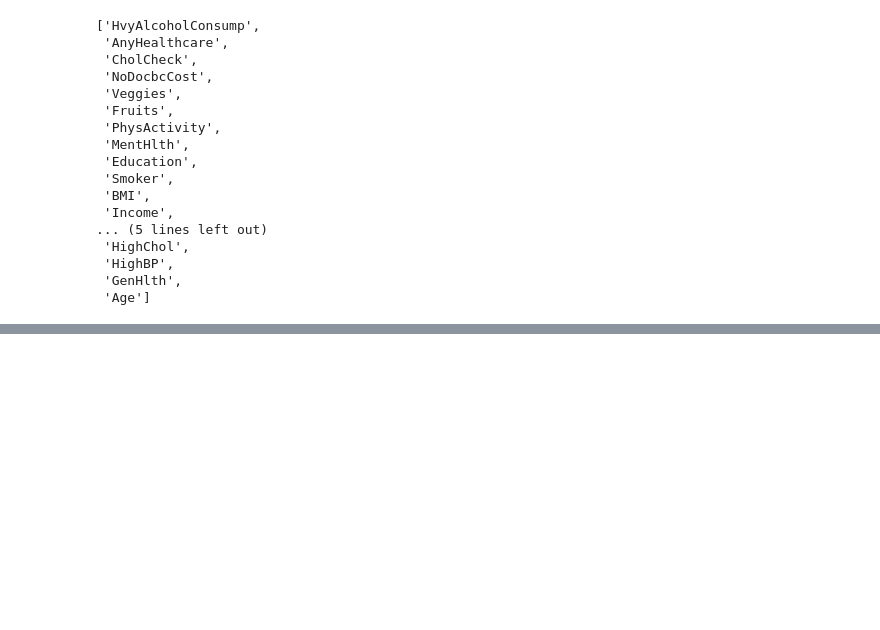
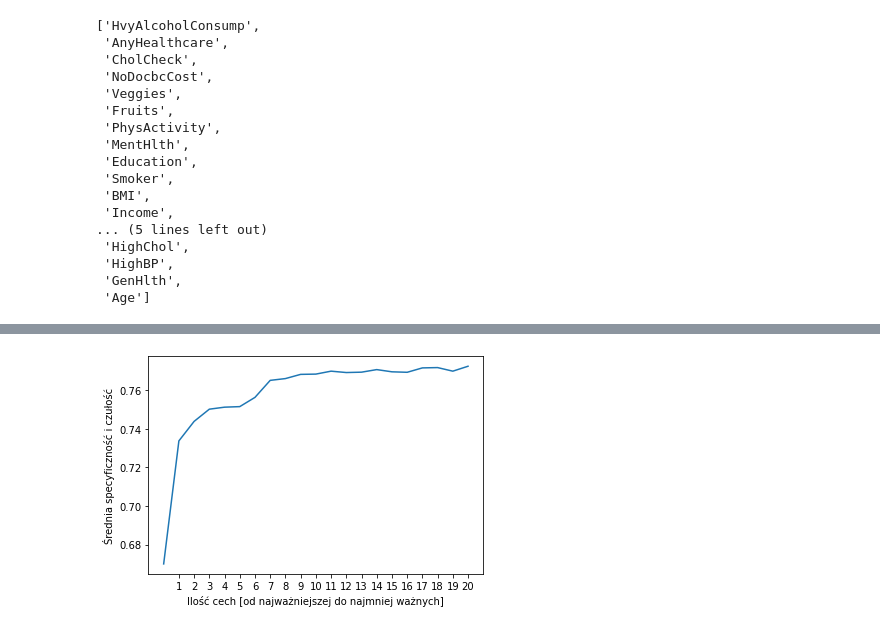
Before and after one commit to Rebek2/heart_machine_learning, a Jupyter notebook: Feature_selection/ForestClassifier_undersampler_fetaruresel.ipynb, the cells around one changed output, grey strips where cells are left out. Cells and saved outputs as stored; diff of their text form; code cells hidden in the pictures; blank space fills up the shorter version.

```diff
--- a/Feature_selection/ForestClassifier_undersampler_fetaruresel.ipynb
+++ b/Feature_selection/ForestClassifier_undersampler_fetaruresel.ipynb
@@ -144,0 +154,9 @@ plt.savefig('../Plots/Tree_Feature_recall.png')
+# %%
+fig, ax = plt.subplots()
+ax.set_xticks(range(1,21))
+sns.lineplot(x = osX,y=avg,palette='magma')
+plt.ylabel('Średnia specyficzność i czułość')
+plt.xlabel('Ilość cech [od najważniejszej do najmniej ważnych]')
+plt.savefig('../Plots/Tree_Feature_recall_avg.png')
+# %% [output]
+[figure, added]
```
Also changed, not shown: parts of 14 cells of this notebook, 10 other files.
